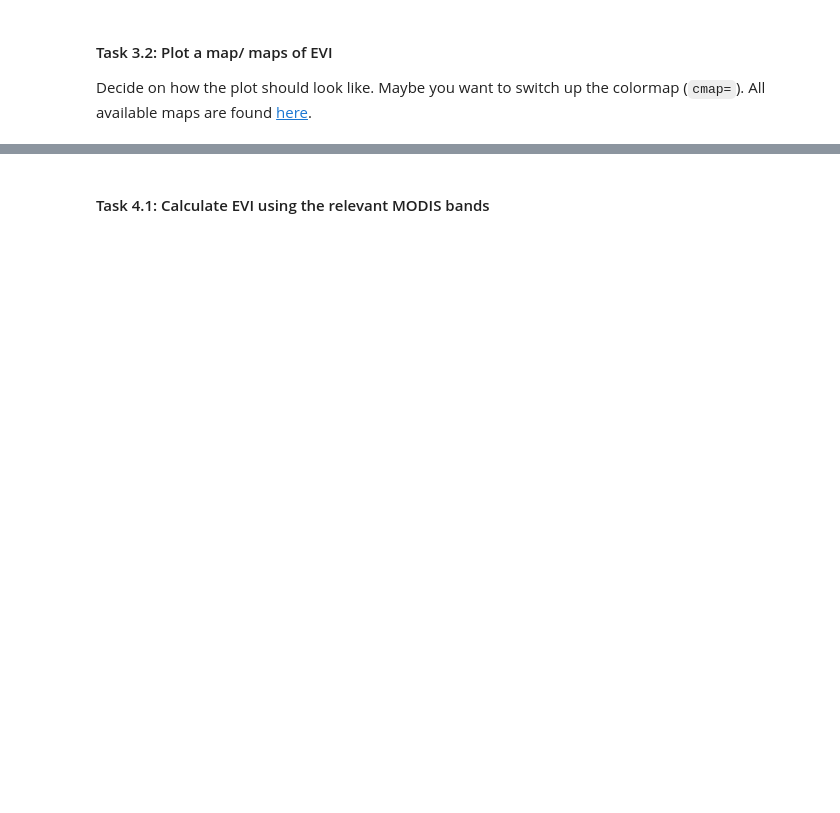
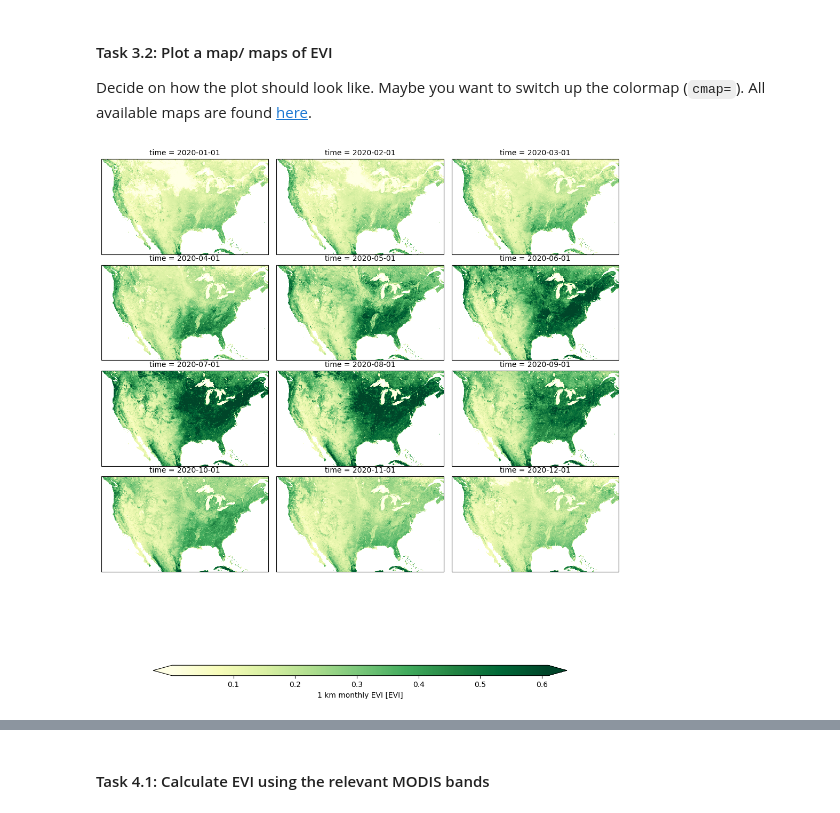
Before and after one commit to Kay-berg/ISAT420_Code, a Jupyter notebook: W7_SatelliteData/code/ModisVegetationIndex_Continued.ipynb, the cells around one changed output, grey strips where cells are left out. Saved outputs shown, nothing was run; the diff lists cells and outputs as text; code cells hidden in the pictures; blank space fills up the shorter version.

```diff
--- a/W7_SatelliteData/code/ModisVegetationIndex_Continued.ipynb
+++ b/W7_SatelliteData/code/ModisVegetationIndex_Continued.ipynb
@@ -74,3 +92,20 @@ Inspect the dataset to indentify the variable name for EVI
 #### Task 3.2: Plot a map/ maps of EVI
 
 Decide on how the plot should look like. Maybe you want to switch up the colormap (`cmap=`). All available maps are found [here](https://matplotlib.org/stable/users/explain/colors/colormaps.html#overview).
+# %%
+EVI = ds['_1_km_monthly_EVI']
+# %%
+
+#Select ndvi
+
+fig = EVI.sel(time=slice('2020-01-01','2020-12-31')).plot(
+    col="time", # we tell xarray to make a plot for each time and to put that into columns
+    col_wrap = 3, # and to start a new row after 3 plots.
+    transform=ccrs.PlateCarree(),  # remember to provide this!
+    subplot_kws={"projection": ccrs.Mercator()},
+    cmap='YlGn', # This is the colormap going from yellow to green.
+    robust=True, # This removes some extreme values
+    cbar_kwargs={"orientation": "horizontal", "shrink": 0.8, "aspect": 40}, # this sets the orientation and size of the colorbar.
+)
+# %% [output]
+[figure, added]
```
Also changed, not shown: parts of 8 cells of this notebook, 1 other file.
